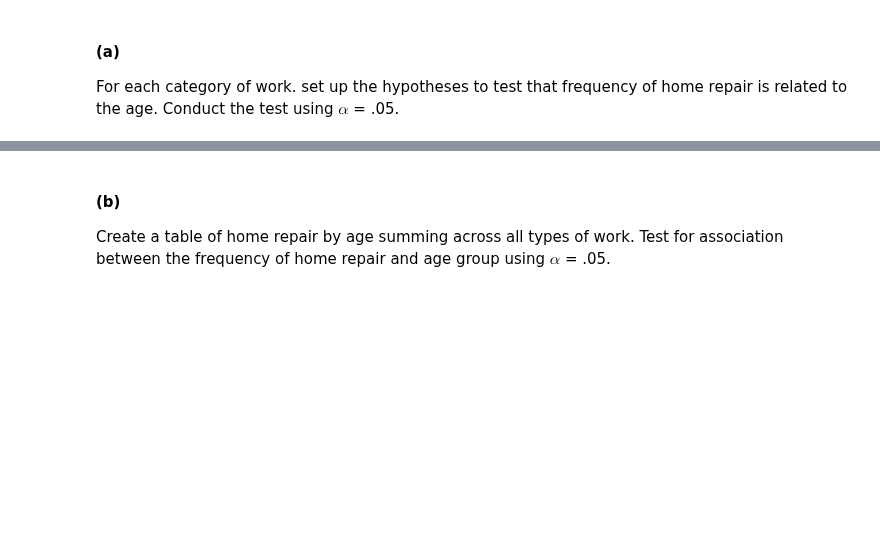
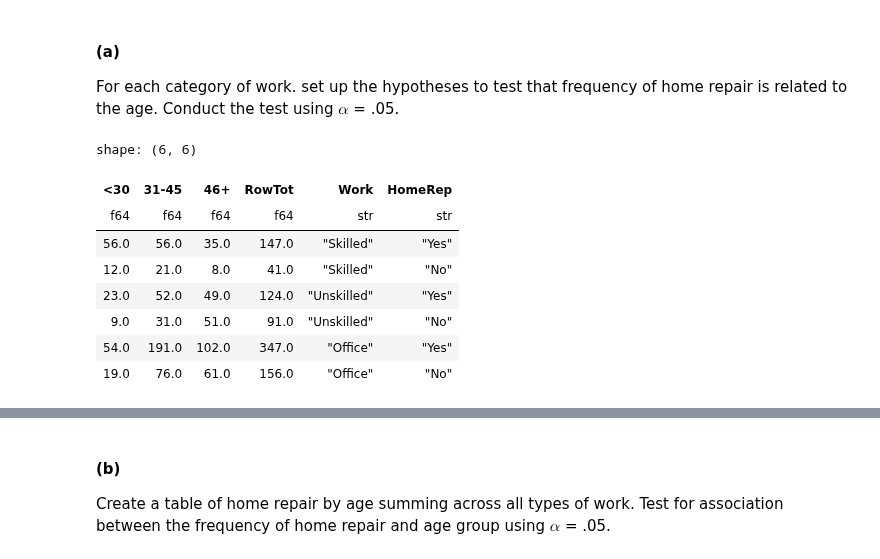
Before and after one commit to asterix314/SDAEI-Tamhane, a Jupyter notebook: ch09/ch09.ipynb, the cells around one changed output, grey strips where cells are left out. Cells and saved outputs as stored; diff of their text form; code cells hidden in the pictures; blank space fills up the shorter version.

```diff
--- a/ch09/ch09.ipynb
+++ b/ch09/ch09.ipynb
@@ -1344,0 +1348,16 @@ For each category of work. set up the hypotheses to test that frequency of home
+# %%
+# load data into dataframe
+data = (
+    pl.read_json('Ex9-38.json')
+    .explode(pl.all()))
+data
+# %% [output]
+shape: (6, 6)
+| <30 | 31-45 | 46+ | RowTot | Work | HomeRep |
+| f64 | f64 | f64 | f64 | str | str |
+| 56.0 | 56.0 | 35.0 | 147.0 | "Skilled" | "Yes" |
+| 12.0 | 21.0 | 8.0 | 41.0 | "Skilled" | "No" |
+| 23.0 | 52.0 | 49.0 | 124.0 | "Unskilled" | "Yes" |
+| 9.0 | 31.0 | 51.0 | 91.0 | "Unskilled" | "No" |
+| 54.0 | 191.0 | 102.0 | 347.0 | "Office" | "Yes" |
+| 19.0 | 76.0 | 61.0 | 156.0 | "Office" | "No" |
```
Also changed, not shown: parts of 8 cells of this notebook.
